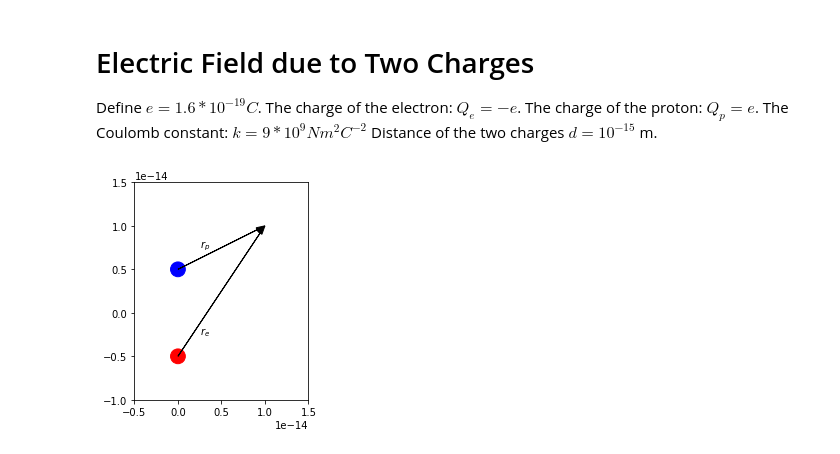
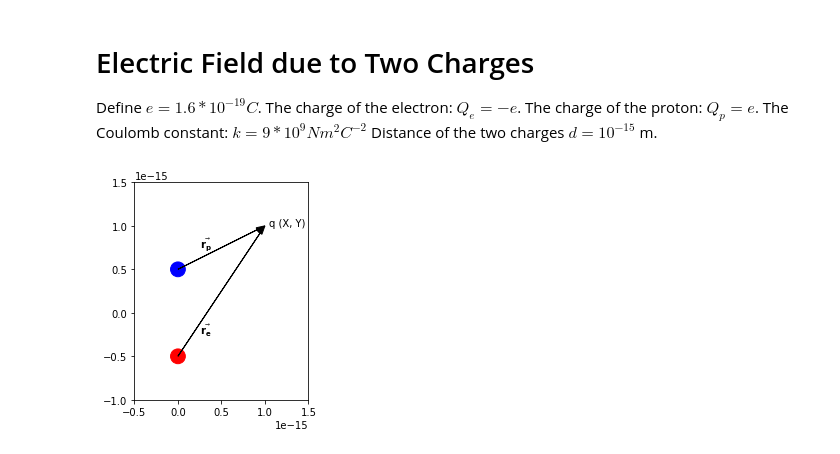
Before and after one commit to emotionlearning/MIT_Electromagnetism, a Jupyter notebook: L2Q4_Electric_Field_Two_Charges.ipynb, the cells around one changed output. Cells and saved outputs as stored; diff of their text form; code cells hidden in the pictures.

```diff
--- a/L2Q4_Electric_Field_Two_Charges.ipynb
+++ b/L2Q4_Electric_Field_Two_Charges.ipynb
@@ -5,20 +5,21 @@ Distance of the two charges $d = 10^{-15}$ m.
 # %%
 %matplotlib inline
 import matplotlib.pyplot as plt
 
-circle = plt.Circle((0,-5e-15), 0.85e-15, color = 'r')
-circle2 = plt.Circle((0, 5e-15), 0.85e-15, color = 'b')
+circle = plt.Circle((0,-5e-16), 0.85e-16, color = 'r')
+circle2 = plt.Circle((0, 5e-16), 0.85e-16, color = 'b')
 fig, ax = plt.subplots()
 ax.add_artist(circle)
 ax.add_artist(circle2)
 
-ax.arrow(0, -5e-15, 10e-15, 15e-15, width=1e-18, length_includes_head=True, head_width=5e-16, head_length=10e-16, fc='k', ec='k')
-ax.arrow(0, 5e-15, 10e-15, 5e-15, width=1e-18, length_includes_head=True, head_width=5e-16, head_length=10e-16, fc='k', ec='k')
-ax.annotate('$r_e$', xy=(2.5e-15, -2.5e-15))
-ax.annotate('$r_p$', xy=(2.5e-15, 7.5e-15))
+ax.arrow(0, -5e-16, 10e-16, 15e-16, width=1e-18, length_includes_head=True, head_width=5e-17, head_length=10e-17, fc='k', ec='k')
+ax.arrow(0, 5e-16, 10e-16, 5e-16, width=1e-18, length_includes_head=True, head_width=5e-17, head_length=10e-17, fc='k', ec='k')
+ax.annotate(r'$\vec{\mathbf{r_e}}$', xy=(2.5e-16, -2.5e-16))
+ax.annotate(r'$\vec{\mathbf{r_p}}$', xy=(2.5e-16, 7.5e-16))
+ax.annotate('q (X, Y)', xy=(10.5e-16, 10e-16))
 
-ax.set_xlim(-0.5e-14, 1.5e-14)
-ax.set_ylim(-1e-14, 1.5e-14)
+ax.set_xlim(-0.5e-15, 1.5e-15)
+ax.set_ylim(-1e-15, 1.5e-15)
 ax.set_aspect('equal', 'box')
 # %% [output]
-[figure, old version]
+[figure, new version]
```
Also changed, not shown: parts of 5 cells of this notebook.
